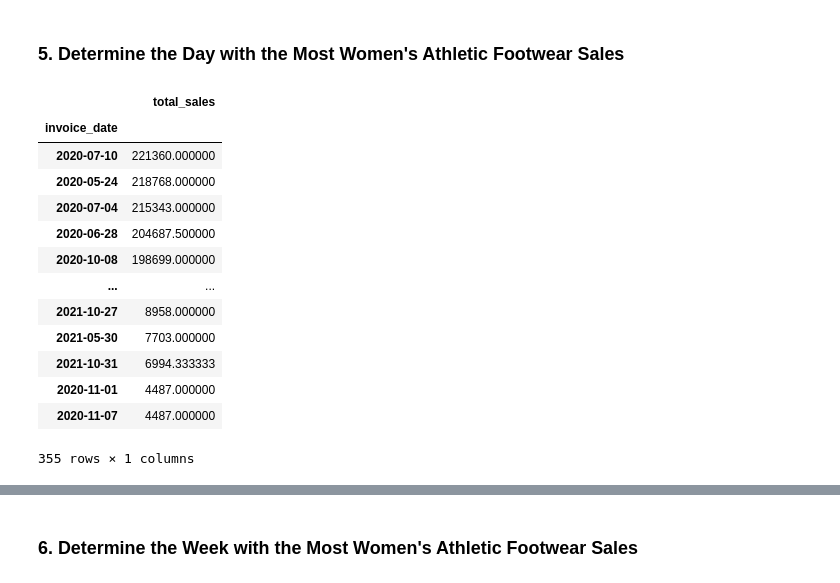
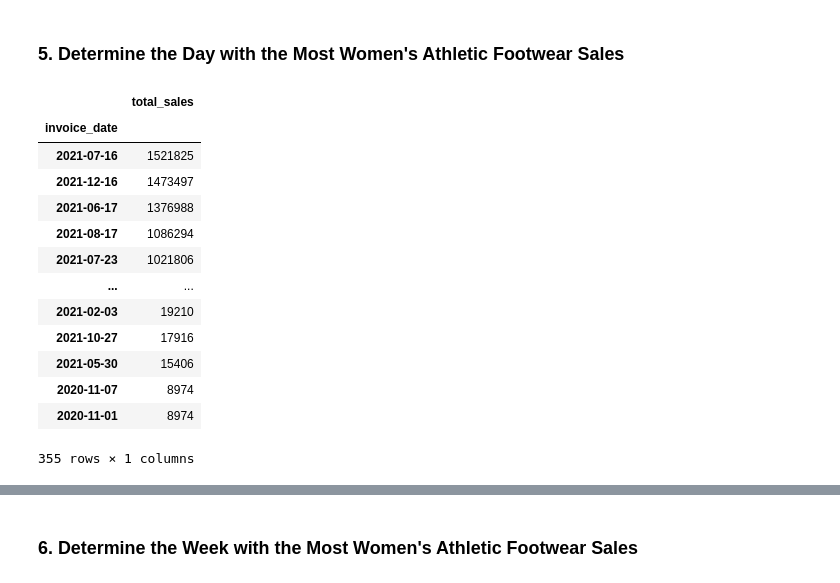
Before and after one commit to jrios46/athletic_sales_analysis, a Jupyter notebook: athletic_sales_analysis_starter_code.ipynb, the cells around one changed output, grey strips where cells are left out. Drawn from its saved outputs; the diff is of its cells as text; code cells hidden in the pictures.

```diff
--- a/athletic_sales_analysis_starter_code.ipynb
+++ b/athletic_sales_analysis_starter_code.ipynb
@@ -388,32 +386,32 @@ women_footwear_pivot.head()
 # %%
 # Create a pivot table with the 'invoice_date' column is the index, and the "total_sales" as the values.
 
 invoice_women_footwear = combined_data[[ "invoice_date", "total_sales","units_sold","product"]]
 invoice_women_footwear_filtered = invoice_women_footwear.loc[(women_footwear['product'].str.contains("Women's Athletic Footwear"))]
 
 day_women_footwear_pivot = pd.pivot_table(invoice_women_footwear_filtered,
                                 index=['invoice_date'],
-                                values='total_sales')
+                                values='total_sales',aggfunc=sum)
 
 day_women_footwear_pivot = day_women_footwear_pivot.sort_values(by=['total_sales'], ascending=False)
 # Optional: Rename the "total_sales" column to "Total Sales"
 
 day_women_footwear_pivot
 # Show the table.
 # %% [output]
 |  | total_sales |
 | invoice_date |  |
-| 2020-07-10 | 221360.000000 |
-| 2020-05-24 | 218768.000000 |
-| 2020-07-04 | 215343.000000 |
-| 2020-06-28 | 204687.500000 |
-| 2020-10-08 | 198699.000000 |
+| 2021-07-16 | 1521825 |
+| 2021-12-16 | 1473497 |
+| 2021-06-17 | 1376988 |
+| 2021-08-17 | 1086294 |
+| 2021-07-23 | 1021806 |
 | ... | ... |
-| 2021-10-27 | 8958.000000 |
-| 2021-05-30 | 7703.000000 |
-| 2021-10-31 | 6994.333333 |
-| 2020-11-01 | 4487.000000 |
-| 2020-11-07 | 4487.000000 |
+| 2021-02-03 | 19210 |
+| 2021-10-27 | 17916 |
+| 2021-05-30 | 15406 |
+| 2020-11-07 | 8974 |
+| 2020-11-01 | 8974 |
 355 rows × 1 columns
 # %%
 # Resample the pivot table into daily bins, and get the total sales for each day.
```
Also changed, not shown: parts of 4 cells of this notebook, 1 other file.
